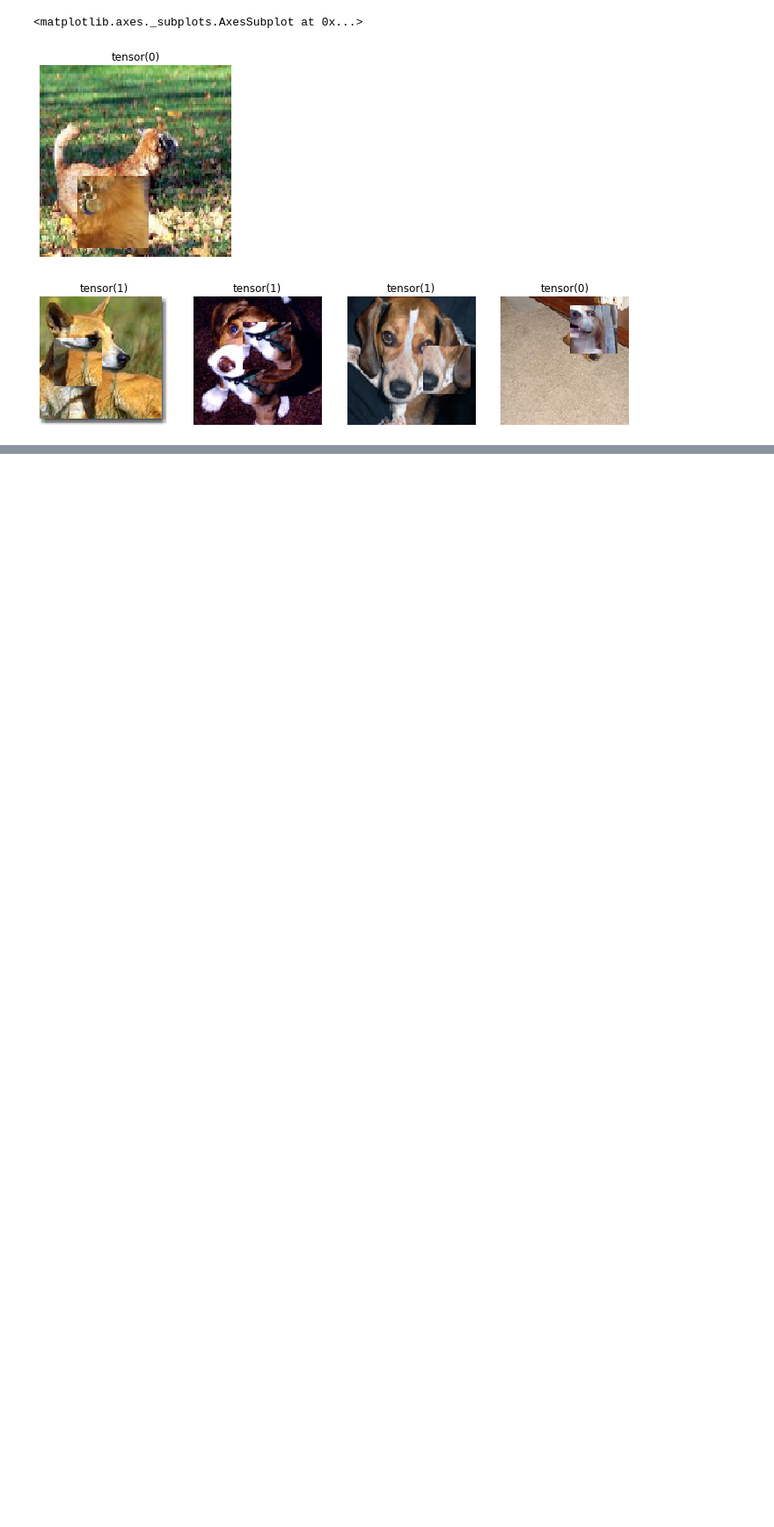
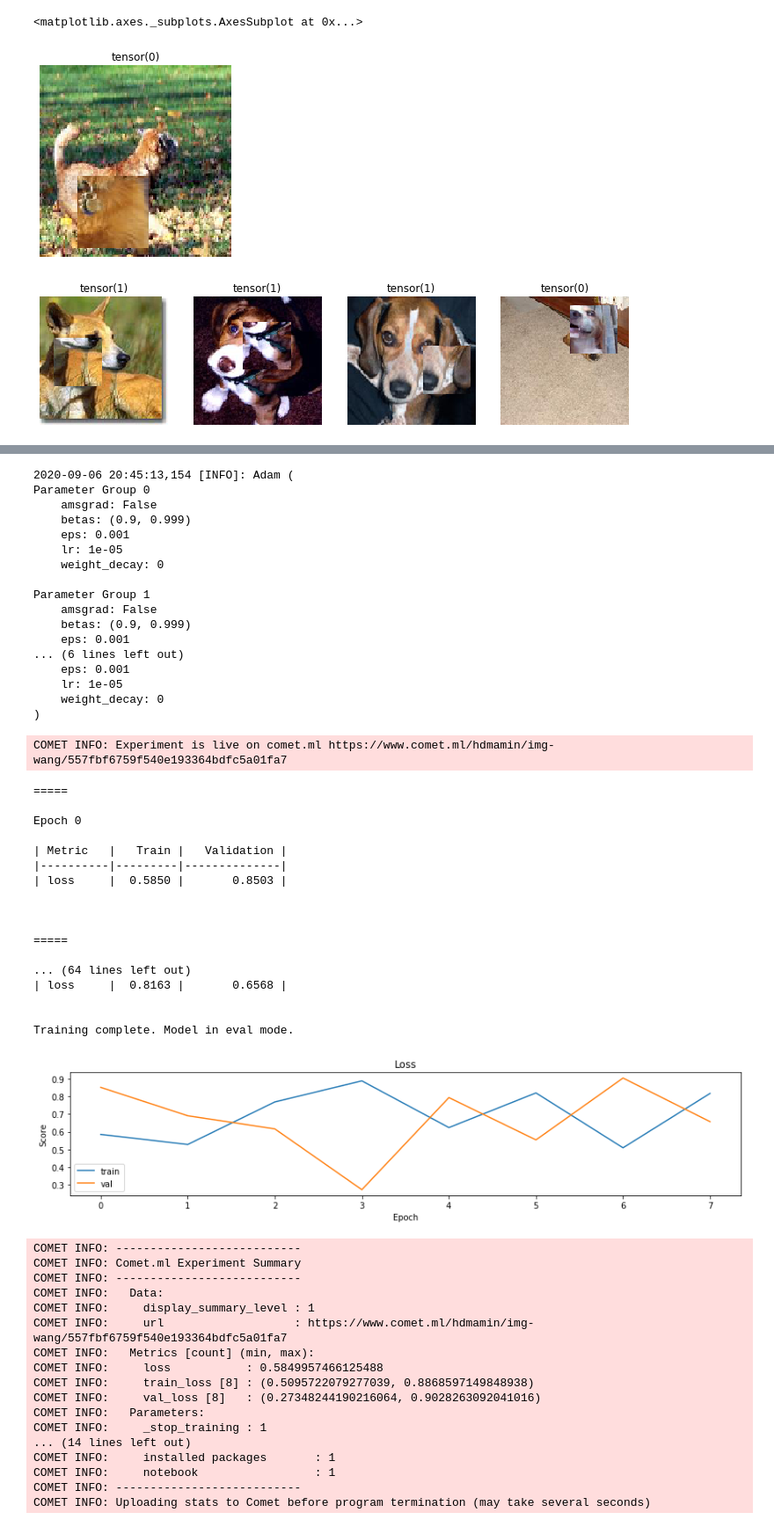
Before and after one commit to hdmamin/self-supervised-vision-exp, a Jupyter notebook: notebooks/nb000-untitled.ipynb, the cells around one changed output, grey strips where cells are left out. Shown: that part at 88% size. Drawn from its saved outputs; the diff is of its cells as text; code cells hidden in the pictures; blank space fills up the shorter version.

Commit message:
models for single input binary output

```diff
--- a/notebooks/nb000-untitled.ipynb
+++ b/notebooks/nb000-untitled.ipynb
@@ -89,0 +117,3 @@ show_images(xb, titles=yb)
+# %%
+# net = SingleInputBinaryModel()
+net = SingleInputBinaryModel(TorchvisionEncoder())
@@ -89,0 +122,60 @@ show_images(xb, titles=yb)
+# %%
+t = Trainer(net, dst, dsv, dlt, dlv, F.binary_cross_entropy_with_logits,
+            mode='binary', out_dir='data/models/v0', last_act=torch.sigmoid,
+            callbacks=[MetricHistory(None, None),
+                       CometCallbackWithGrads('img_wang')])
+t.fit(8, 1e-5)
+# %% [output]
+2020-09-06 20:45:13,154 [INFO]: Adam (
+Parameter Group 0
+    amsgrad: False
+    betas: (0.9, 0.999)
+    eps: 0.001
+    lr: 1e-05
+    weight_decay: 0
+
+Parameter Group 1
+    amsgrad: False
+    betas: (0.9, 0.999)
+    eps: 0.001
+... (6 lines left out)
+    eps: 0.001
+    lr: 1e-05
+    weight_decay: 0
+)
+COMET INFO: Experiment is live on comet.ml https://www.comet.ml/hdmamin/img-wang/557fbf6759f540e193364bdfc5a01fa7
+=====
+
+Epoch 0
+
+| Metric   |   Train |   Validation |
+|----------|---------|--------------|
+| loss     |  0.5850 |       0.8503 |
+
+
+
+=====
+
+... (64 lines left out)
+| loss     |  0.8163 |       0.6568 |
+
+
+Training complete. Model in eval mode.
+[figure, added]
+COMET INFO: ---------------------------
+COMET INFO: Comet.ml Experiment Summary
+COMET INFO: ---------------------------
+COMET INFO:   Data:
+COMET INFO:     display_summary_level : 1
+COMET INFO:     url                   : https://www.comet.ml/hdmamin/img-wang/557fbf6759f540e193364bdfc5a01fa7
+COMET INFO:   Metrics [count] (min, max):
+COMET INFO:     loss           : 0.5849957466125488
+COMET INFO:     train_loss [8] : (0.5095722079277039, 0.8868597149848938)
+COMET INFO:     val_loss [8]   : (0.27348244190216064, 0.9028263092041016)
+COMET INFO:   Parameters:
+COMET INFO:     _stop_training : 1
+... (14 lines left out)
+COMET INFO:     installed packages       : 1
+COMET INFO:     notebook                 : 1
+COMET INFO: ---------------------------
+COMET INFO: Uploading stats to Comet before program termination (may take several seconds)
```
Also changed, not shown: parts of 13 cells of this notebook, 4 other files.
